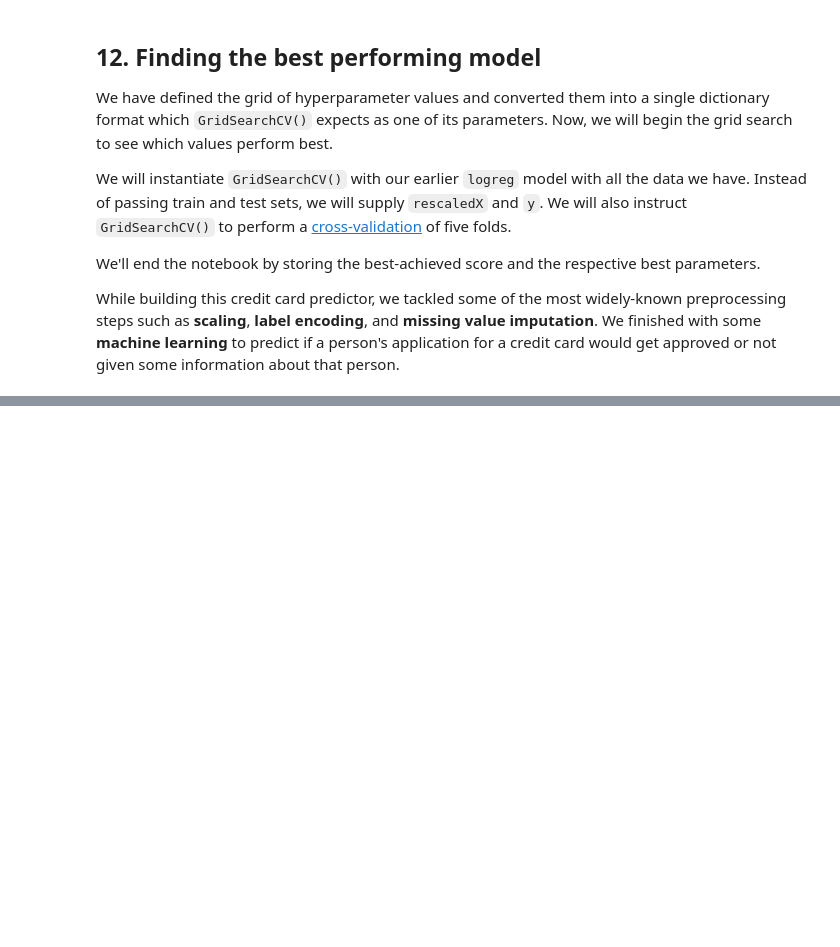
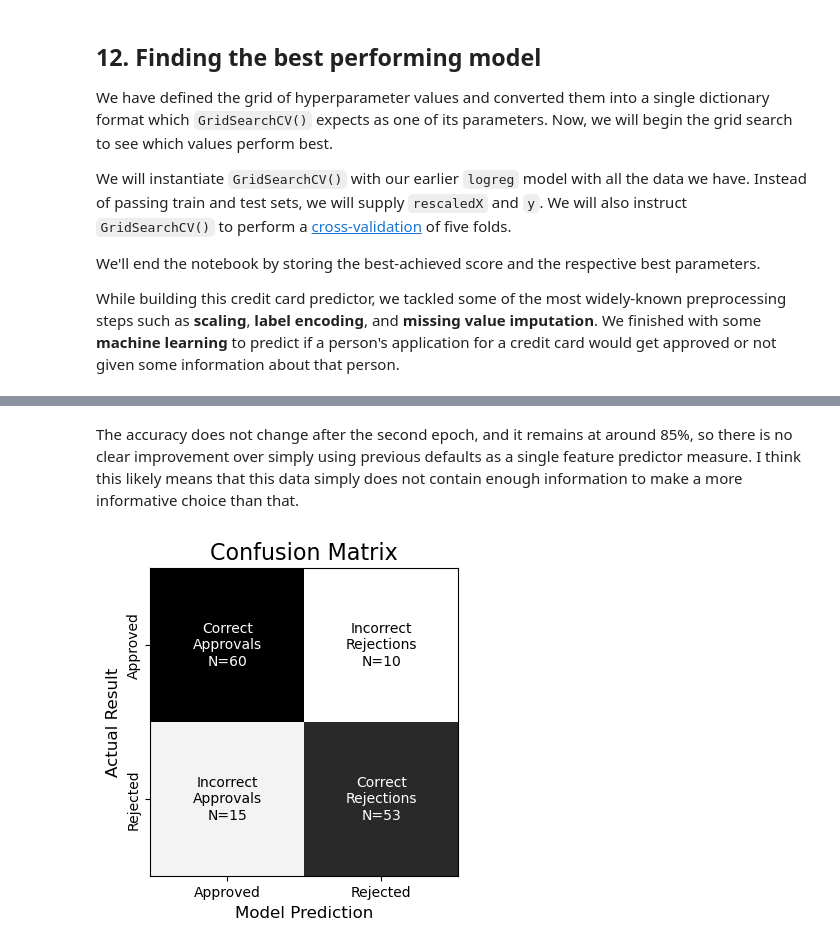
Before and after one commit to marshineer/DataCamp-Project-Solutions-Python, a Jupyter notebook: Predicting Credit Card Approvals/notebook.ipynb, the cells around one changed output, grey strips where cells are left out. Cells and saved outputs as stored; diff of their text form; code cells hidden in the pictures; blank space fills up the shorter version.

```diff
--- a/Predicting Credit Card Approvals/notebook.ipynb
+++ b/Predicting Credit Card Approvals/notebook.ipynb
@@ -344,9 +352,9 @@ from sklearn.model_selection import train_test_split
 # Split into train and test sets
 X_train, X_test, y_train, y_test = train_test_split(ndX,
                                                     ndy,
-                                                    test_size=0.33,
+                                                    test_size=0.2,
                                                     random_state=42,
-                                                    shuffle=False)
+                                                    shuffle=True)
 # %% [markdown]
 ## 9. Fitting a logistic regression model to the train set
 <p>Essentially, predicting if a credit card application will be approved or not is a <a href="https://en.wikipedia.org/wiki/Statistical_classification">classification</a> task. <a href="http://archive.ics.uci.edu/ml/machine-learning-databases/credit-screening/crx.names">According to UCI</a>, our dataset contains more instances that correspond to "Denied" status than instances corresponding to "Approved" status. Specifically, out of 690 instances, there are 383 (55.5%) applications that got denied and 307 (44.5%) applications that got approved. </p>
@@ -426,0 +568,19 @@ Best: 0.855072 using {'max_iter': 100, 'tol': 0.01}
+# %% [markdown]
+The accuracy does not change after the second epoch, and it remains at around 85%, so there is no clear improvement over simply using previous defaults as a single feature predictor measure. I think this likely means that this data simply does not contain enough information to make a more informative choice than that.
+# %%
+conf_mat = confusion_matrix(y_test, y_pred)
+fig, ax = plt.subplots(1, 1, figsize=(4, 4))
+ax.imshow(conf_mat, cmap='Greys')
+ax.set_xticks([0, 1])
+ax.set_xticklabels(['Approved', 'Rejected'])
+ax.set_xlabel('Model Prediction', fontsize=12)
+ax.set_yticks([0, 1])
+ax.set_yticklabels(['Approved', 'Rejected'], va='center', rotation='vertical')
+ax.set_ylabel('Actual Result', fontsize=12)
+ax.text(0, 0, f'Correct\nApprovals\nN={conf_mat[0, 0]}', c='white', ha='center', va='center')
+ax.text(1, 0, f'Incorrect\nRejections\nN={conf_mat[0, 1]}', c='k', ha='center', va='center')
+ax.text(0, 1, f'Incorrect\nApprovals\nN={conf_mat[1, 0]}', c='k', ha='center', va='center')
+ax.text(1, 1, f'Correct\nRejections\nN={conf_mat[1, 1]}', c='white', ha='center', va='center')
+ax.set_title('Confusion Matrix', fontsize=16);
+# %% [output]
+[figure, added]
```
Also changed, not shown: parts of 12 cells of this notebook, 2 other files.
